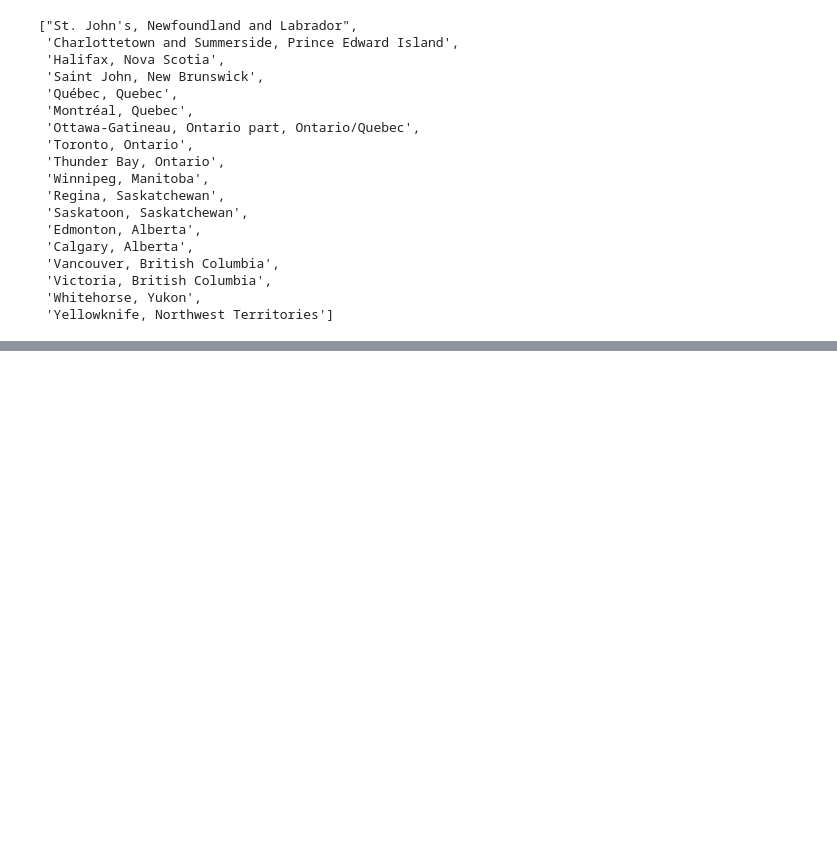
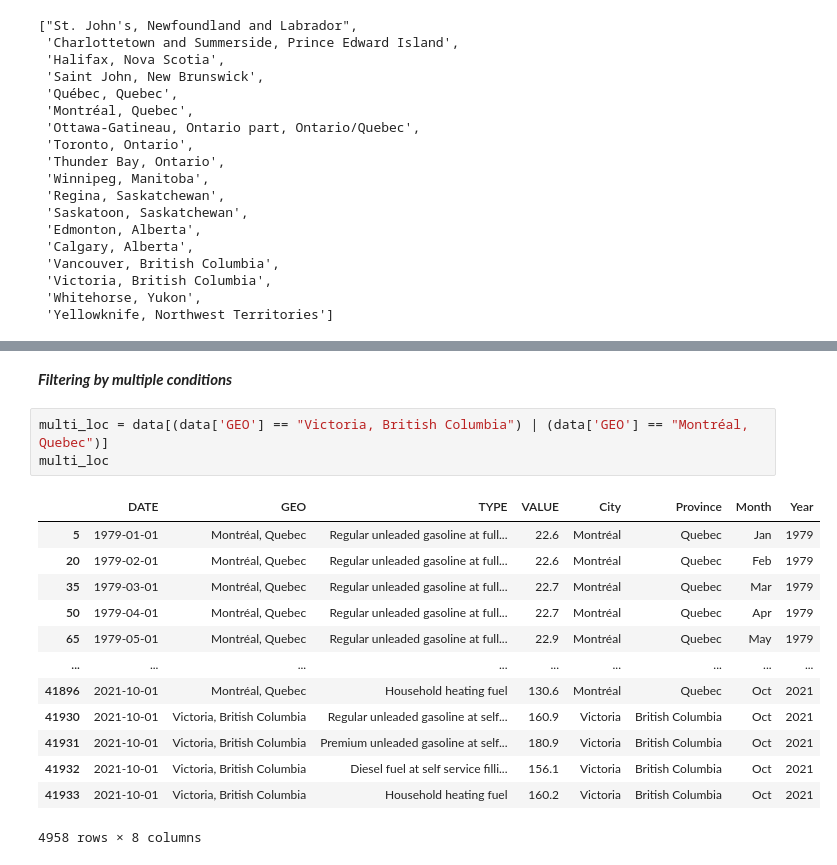
Before and after one commit to ifty54/End-End-EDA, a Jupyter notebook: 01_Exploratory_Data_Analysis.ipynb, the cells around one changed output, grey strips where cells are left out. Cells and saved outputs as stored; diff of their text form; blank space fills up the shorter version.

```diff
--- a/01_Exploratory_Data_Analysis.ipynb
+++ b/01_Exploratory_Data_Analysis.ipynb
@@ -150,0 +197,19 @@ data.GEO.unique().tolist()
+# %% [markdown]
+***Filtering by multiple conditions***
+# %%
+multi_loc = data[(data['GEO'] == "Victoria, British Columbia") | (data['GEO'] == "Montréal, Quebec")]
+multi_loc
+# %% [output]
+|  | DATE | GEO | TYPE | VALUE | City | Province | Month | Year |
+| 5 | 1979-01-01 | Montréal, Quebec | Regular unleaded gasoline at full... | 22.6 | Montréal | Quebec | Jan | 1979 |
+| 20 | 1979-02-01 | Montréal, Quebec | Regular unleaded gasoline at full... | 22.6 | Montréal | Quebec | Feb | 1979 |
+| 35 | 1979-03-01 | Montréal, Quebec | Regular unleaded gasoline at full... | 22.7 | Montréal | Quebec | Mar | 1979 |
+| 50 | 1979-04-01 | Montréal, Quebec | Regular unleaded gasoline at full... | 22.7 | Montréal | Quebec | Apr | 1979 |
+| 65 | 1979-05-01 | Montréal, Quebec | Regular unleaded gasoline at full... | 22.9 | Montréal | Quebec | May | 1979 |
+| ... | ... | ... | ... | ... | ... | ... | ... | ... |
+| 41896 | 2021-10-01 | Montréal, Quebec | Household heating fuel | 130.6 | Montréal | Quebec | Oct | 2021 |
+| 41930 | 2021-10-01 | Victoria, British Columbia | Regular unleaded gasoline at self... | 160.9 | Victoria | British Columbia | Oct | 2021 |
+| 41931 | 2021-10-01 | Victoria, British Columbia | Premium unleaded gasoline at self... | 180.9 | Victoria | British Columbia | Oct | 2021 |
+| 41932 | 2021-10-01 | Victoria, British Columbia | Diesel fuel at self service filli... | 156.1 | Victoria | British Columbia | Oct | 2021 |
+| 41933 | 2021-10-01 | Victoria, British Columbia | Household heating fuel | 160.2 | Victoria | British Columbia | Oct | 2021 |
+4958 rows × 8 columns
```
Also changed, not shown: parts of 30 cells of this notebook.
